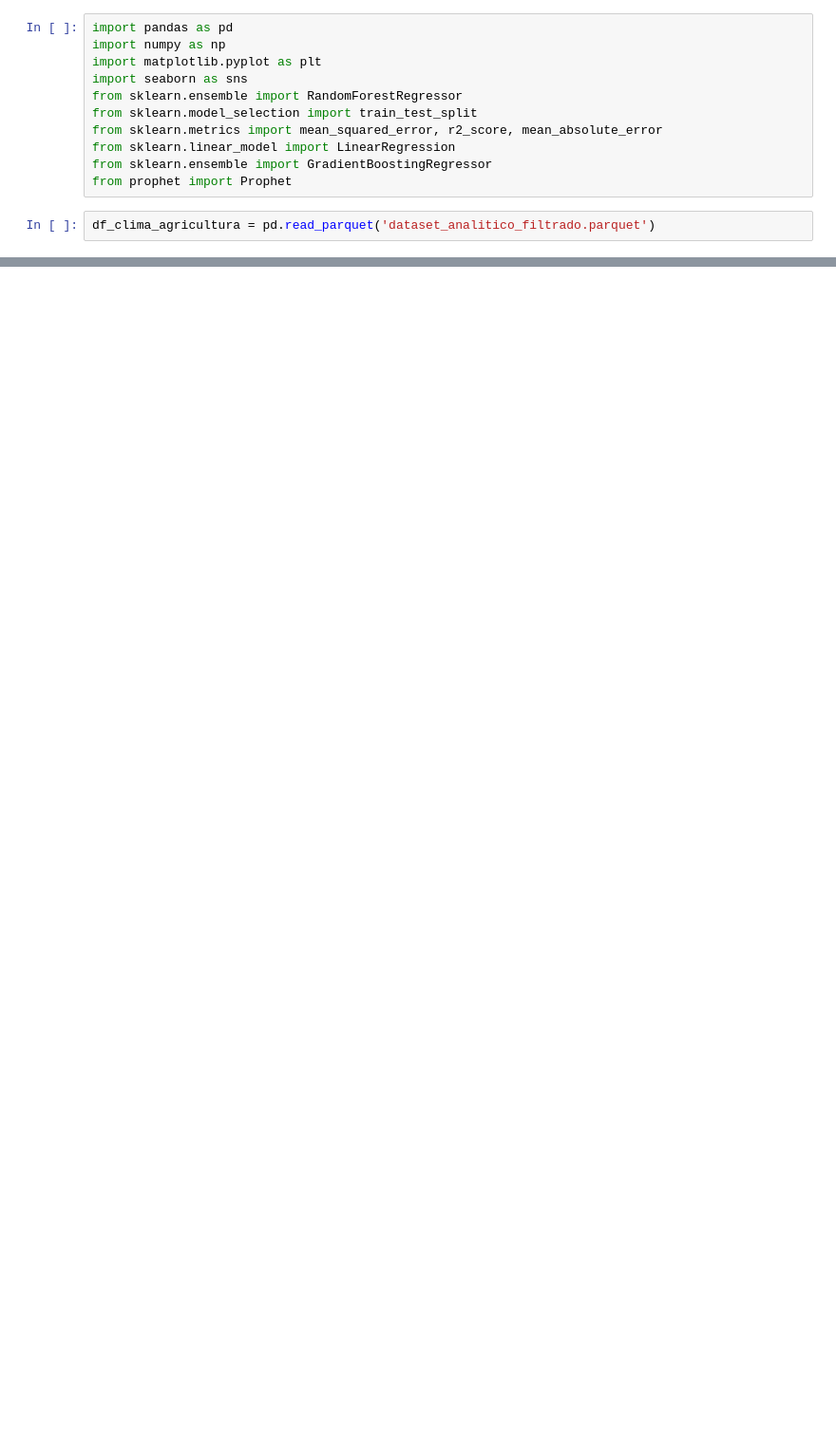
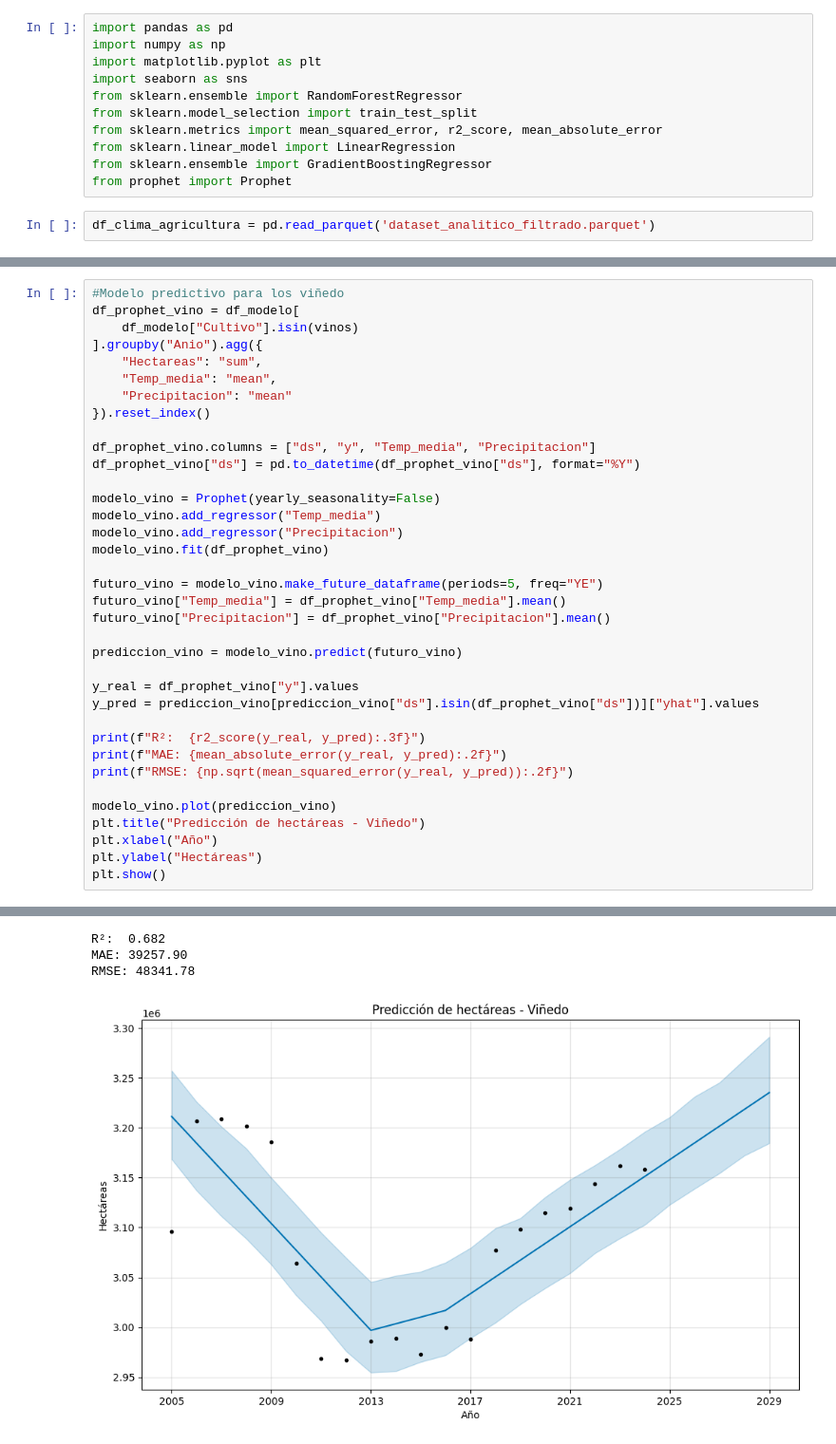
Before and after one commit to RosaSierr0609/Impacto-del-clima-en-la-agricultura-, a Jupyter notebook: 4. Machine Learning.ipynb, the cells around one changed output, grey strips where cells are left out. Shown at 95% size. Drawn from its saved outputs; the diff is of its cells as text; blank space fills up the shorter version.

```diff
--- a/4. Machine Learning.ipynb
+++ b/4. Machine Learning.ipynb
@@ -573,0 +128,37 @@ RMSE: 14483.51
+# %%
+#Modelo predictivo para los viñedo
+df_prophet_vino = df_modelo[
+    df_modelo["Cultivo"].isin(vinos)
+].groupby("Anio").agg({
+    "Hectareas": "sum",
+    "Temp_media": "mean",
+    "Precipitacion": "mean"
+}).reset_index()
+
+df_prophet_vino.columns = ["ds", "y", "Temp_media", "Precipitacion"]
+df_prophet_vino["ds"] = pd.to_datetime(df_prophet_vino["ds"], format="%Y")
+
+modelo_vino = Prophet(yearly_seasonality=False)
+modelo_vino.add_regressor("Temp_media")
+modelo_vino.add_regressor("Precipitacion")
+modelo_vino.fit(df_prophet_vino)
+
+futuro_vino = modelo_vino.make_future_dataframe(periods=5, freq="YE")
+futuro_vino["Temp_media"] = df_prophet_vino["Temp_media"].mean()
+futuro_vino["Precipitacion"] = df_prophet_vino["Precipitacion"].mean()
+
+prediccion_vino = modelo_vino.predict(futuro_vino)
+
+y_real = df_prophet_vino["y"].values
+y_pred = prediccion_vino[prediccion_vino["ds"].isin(df_prophet_vino["ds"])]["yhat"].values
+
+print(f"R²:  {r2_score(y_real, y_pred):.3f}")
+print(f"MAE: {mean_absolute_error(y_real, y_pred):.2f}")
+print(f"RMSE: {np.sqrt(mean_squared_error(y_real, y_pred)):.2f}")
+
+modelo_vino.plot(prediccion_vino)
+plt.title("Predicción de hectáreas - Viñedo")
+plt.xlabel("Año")
+plt.ylabel("Hectáreas")
+plt.show()
+# %% [output]
@@ -573,0 +167,4 @@ RMSE: 14483.51
+R²:  0.682
+MAE: 39257.90
+RMSE: 48341.78
+[figure, added]
```
Also changed, not shown: parts of 42 cells of this notebook.
